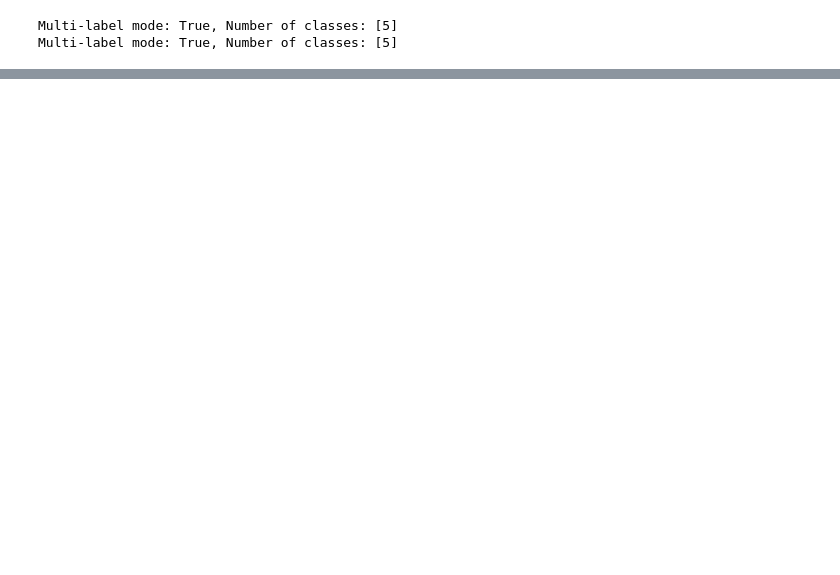
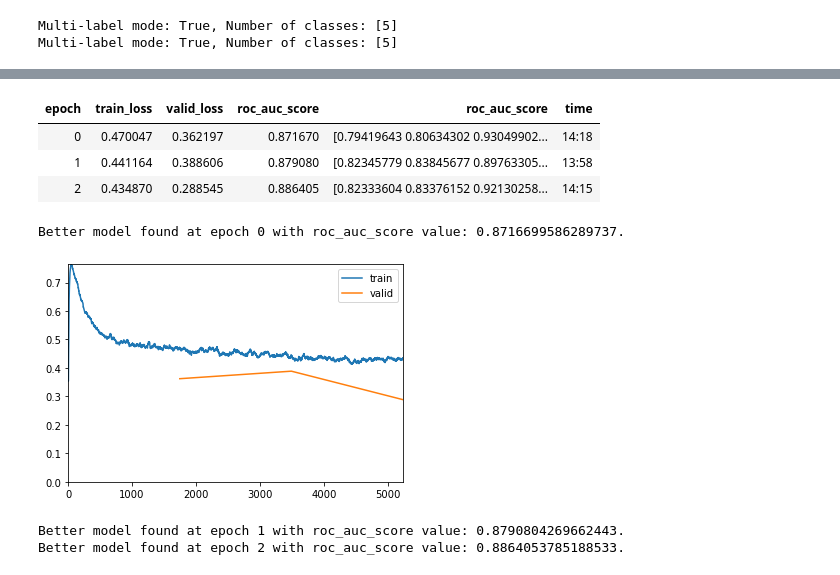
Before and after one commit to anhquan0412/chestx_interpretation, a Jupyter notebook: 5_second_stage_AUCM_Multilabel_ProgressiveResizing.ipynb, the cells around one changed output, grey strips where cells are left out. Cells and saved outputs as stored; diff of their text form; code cells hidden in the pictures; blank space fills up the shorter version.

```diff
--- a/5_second_stage_AUCM_Multilabel_ProgressiveResizing.ipynb
+++ b/5_second_stage_AUCM_Multilabel_ProgressiveResizing.ipynb
@@ -220,3 +278,25 @@ Better model found at epoch 0 with roc_auc_score value: 0.8658301995648428.
+# %%
+LR=0.06
+WEIGHT_NAME='densenet_udefault_fit_pr320_aucm_scratch_0.06'
+model = get_densenet_model(SEED)
+N_EPOCHS=3
+loss,opt = get_loss_and_optimizer(model,LR,loss_type='aucm',imratio=imratio,
+                                  use_fastai=True,
+                                  weight_decay=WEIGHT_DECAY)
+
+train_fastai_learner(fastai_loader,model,loss,opt,LR,n_epochs=N_EPOCHS,
+                     weight_name=WEIGHT_NAME,lr_scheduler='flat_cos',
+#                     mixup_alpha=0.4
+                    )
+# %% [output]
+| epoch | train_loss | valid_loss | roc_auc_score | roc_auc_score | time |
+| 0 | 0.470047 | 0.362197 | 0.871670 | [0.79419643 0.80634302 0.93049902... | 14:18 |
+| 1 | 0.441164 | 0.388606 | 0.879080 | [0.82345779 0.83845677 0.89763305... | 13:58 |
+| 2 | 0.434870 | 0.288545 | 0.886405 | [0.82333604 0.83376152 0.92130258... | 14:15 |
+Better model found at epoch 0 with roc_auc_score value: 0.8716699586289737.
+[figure, added]
+Better model found at epoch 1 with roc_auc_score value: 0.8790804269662443.
+Better model found at epoch 2 with roc_auc_score value: 0.8864053785188533.
 # %%
 data_params={
     'uncertainty_method':'default',
```
Also changed, not shown: parts of 11 cells of this notebook, 2 other files.
